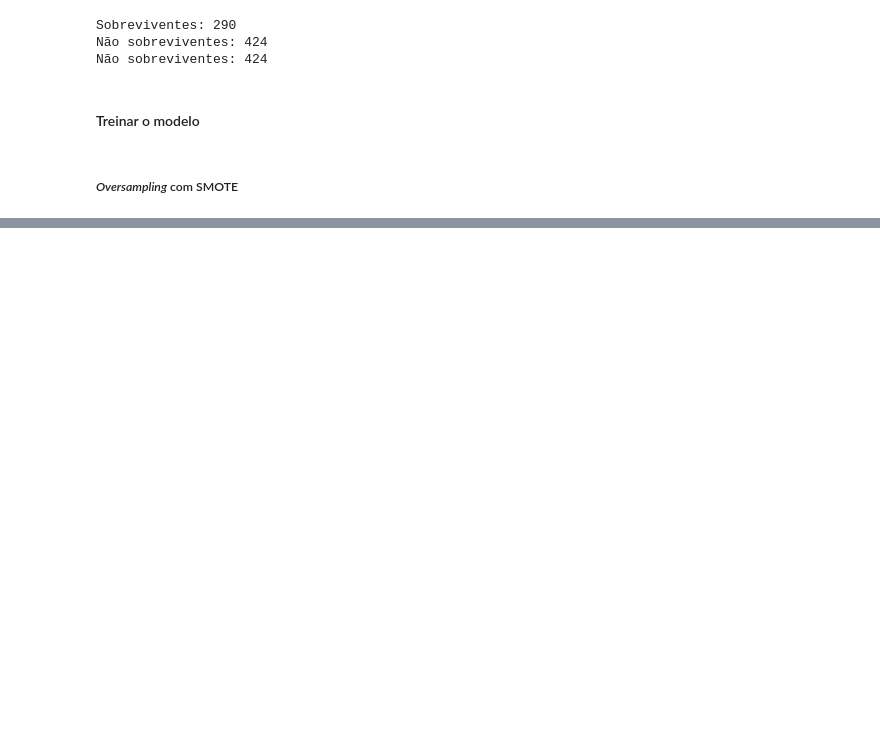
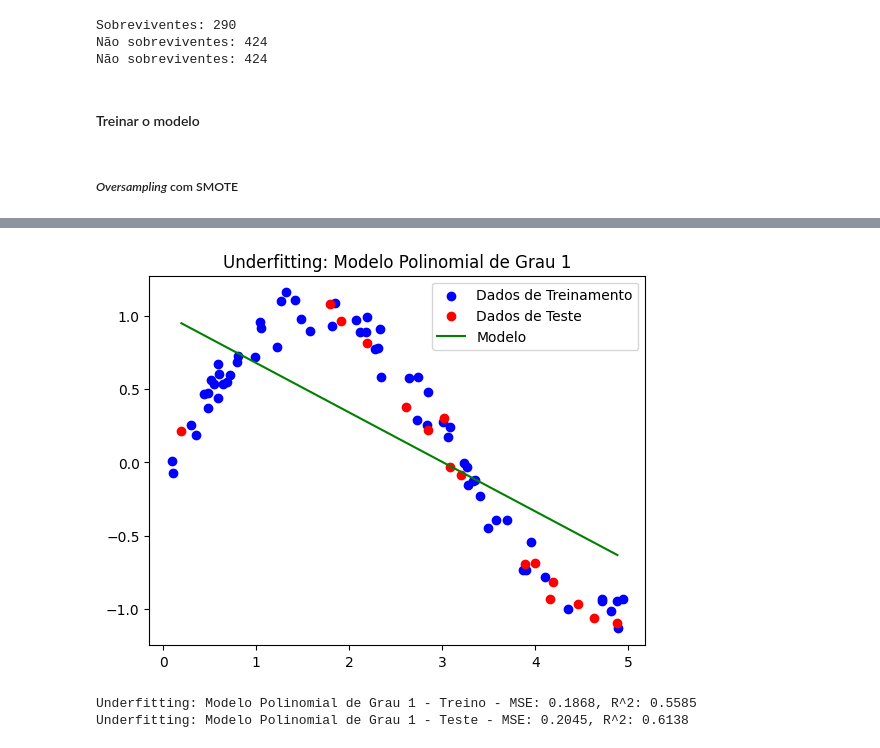
Before and after one commit to mariotlemes/pos-NLP, a Jupyter notebook: src/M4-conjunto-de-dados/conjunto-dados-parte5-(DES)BALANCEAMENTO.ipynb, the cells around one changed output, grey strips where cells are left out. Drawn from its saved outputs; the diff is of its cells as text; code cells hidden in the pictures; blank space fills up the shorter version.

```diff
--- a/src/M4-conjunto-de-dados/conjunto-dados-parte5-(DES)BALANCEAMENTO.ipynb
+++ b/src/M4-conjunto-de-dados/conjunto-dados-parte5-(DES)BALANCEAMENTO.ipynb
@@ -81,0 +216,52 @@ def treina_modelo (X_train, y_train, X_val, y_val):
+# %%
+import numpy as np
+import matplotlib.pyplot as plt
+from sklearn.model_selection import train_test_split
+from sklearn.preprocessing import PolynomialFeatures
+from sklearn.linear_model import LinearRegression
+from sklearn.metrics import accuracy_score, mean_squared_error, r2_score
+
+# Gerar dados sintéticos
+np.random.seed(0)
+X = np.sort(5 * np.random.rand(80, 1), axis=0)
+y = np.sin(X).ravel() + np.random.normal(0, 0.1, X.shape[0])  # Adiciona ruído
+
+# Dividir os dados em conjunto de treinamento e teste
+X_train, X_test, y_train, y_test = train_test_split(X, y, test_size=0.2, random_state=0)
+
+# Ordena os dados para facilitar a plotagem
+z = sorted(zip(X_test,y_test))
+X_test,y_test = zip(*z)
+
+# Função para plotar os resultados
+def plot_results(X_train, y_train, X_test, y_test, model, X_poly, title):
+    plt.scatter(X_train, y_train, color='blue', label='Dados de Treinamento')
+    plt.scatter(X_test, y_test, color='red', label='Dados de Teste')
+    plt.plot(X_test, model.predict(X_poly), color='green', label='Modelo')
+    plt.title(title)
+    plt.legend()
+    plt.show()
+
+# Função para calcular e imprimir as métricas
+def print_metrics(y_true, y_pred, model_name):
+    mse = mean_squared_error(y_true, y_pred)
+    r2 = r2_score(y_true, y_pred)
+    print(f"{model_name} - MSE: {mse:.4f}, R^2: {r2:.4f}")
+
+    # Criando Features Polinomiais para Underfitting
+poly_features_underfit = PolynomialFeatures(degree=1)  # Grau 1 para underfitting
+X_poly_train_underfit = poly_features_underfit.fit_transform(X_train)
+X_poly_test_underfit = poly_features_underfit.transform(X_test)
+
+# Treinando o Modelo de Underfitting
+poly_reg_underfit = LinearRegression()
+poly_reg_underfit.fit(X_poly_train_underfit, y_train)
+plot_results(X_train, y_train, X_test, y_test, poly_reg_underfit, X_poly_test_underfit, "Underfitting: Modelo Polinomial de Grau 1")
+
+# Plotando os Resultados e Imprimindo Métricas
+print_metrics(y_train, poly_reg_underfit.predict(X_poly_train_underfit), "Underfitting: Modelo Polinomial de Grau 1 - Treino")
+print_metrics(y_test, poly_reg_underfit.predict(X_poly_test_underfit), "Underfitting: Modelo Polinomial de Grau 1 - Teste")
+# %% [output]
+[figure, added]
+Underfitting: Modelo Polinomial de Grau 1 - Treino - MSE: 0.1868, R^2: 0.5585
+Underfitting: Modelo Polinomial de Grau 1 - Teste - MSE: 0.2045, R^2: 0.6138
```
Also changed, not shown: parts of 20 cells of this notebook.
